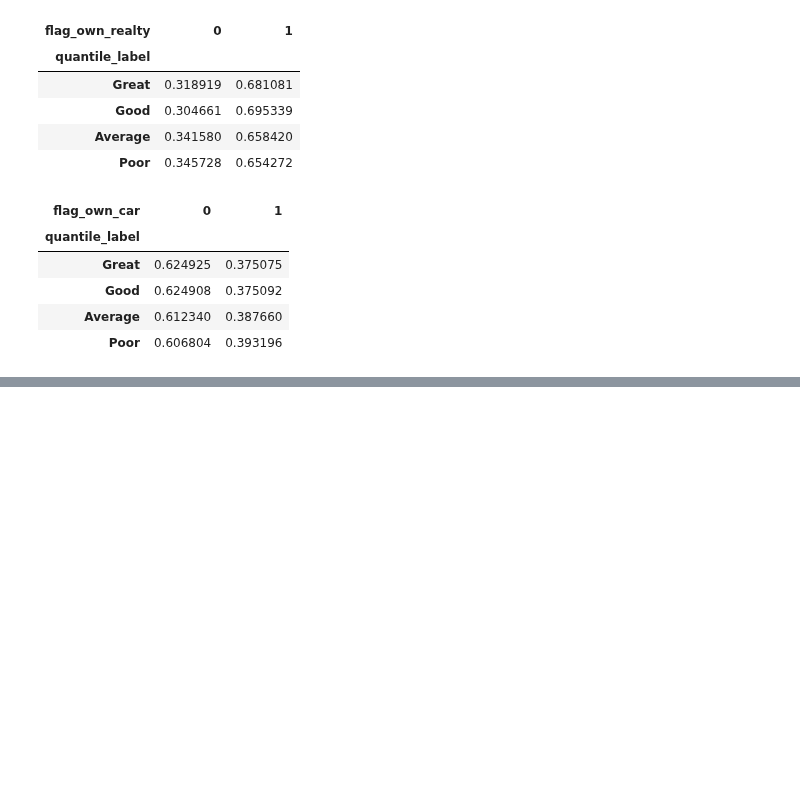
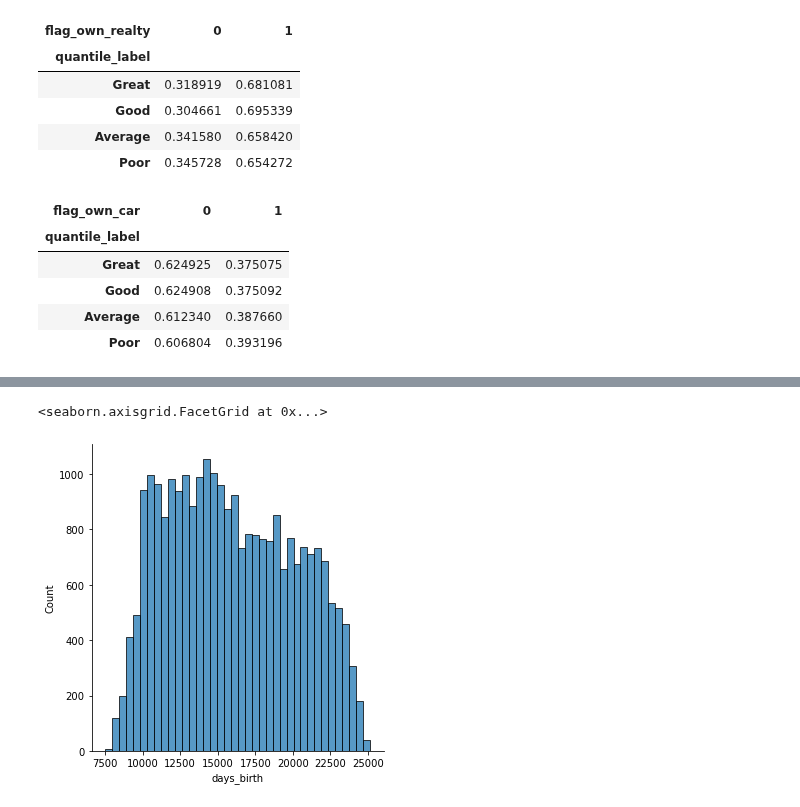
Before and after one commit to credit-risk-management-predictor/credit-risk-management-predictor, a Jupyter notebook: matt_explore2.ipynb, the cells around one changed output, grey strips where cells are left out. Cells and saved outputs as stored; diff of their text form; code cells hidden in the pictures; blank space fills up the shorter version.

```diff
--- a/matt_explore2.ipynb
+++ b/matt_explore2.ipynb
@@ -201,0 +232,5 @@ pd.crosstab(train.quantile_label, train.flag_own_car).apply(lambda r: r/r.sum(),
+# %%
+sns.displot(train, x="days_birth")
+# %% [output]
+<seaborn.axisgrid.FacetGrid at 0x...>
+[figure, added]
```
Also changed, not shown: parts of 25 cells of this notebook.
